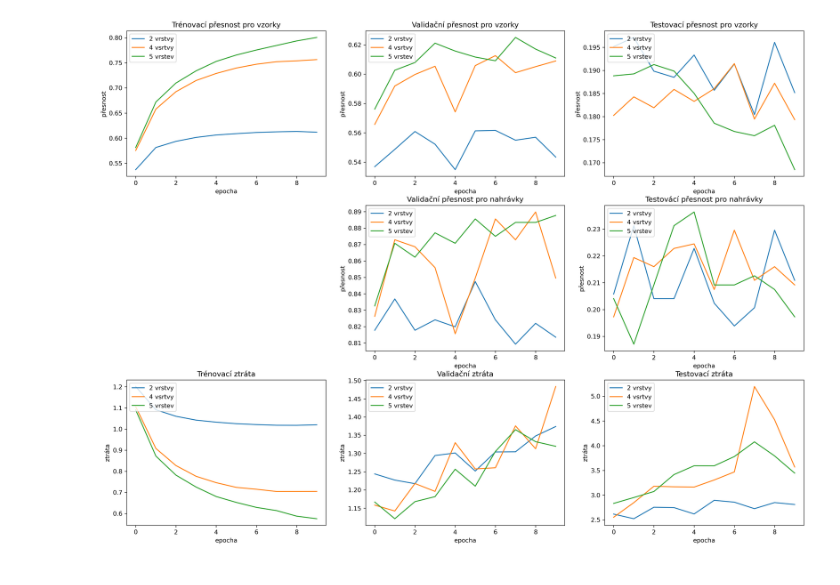
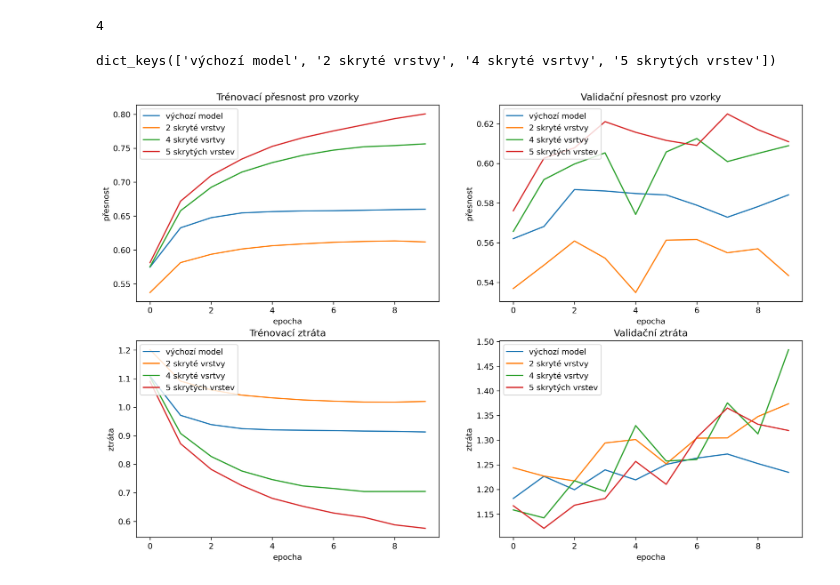
Before and after one commit to tomaspetricek/speech-emotion-recognition, a Jupyter notebook: Bachelor_thesis/graph_preparation.ipynb, the cells around one changed output. Drawn from its saved outputs; the diff is of its cells as text; code cells hidden in the pictures.

```diff
--- a/Bachelor_thesis/graph_preparation.ipynb
+++ b/Bachelor_thesis/graph_preparation.ipynb
@@ -47,84 +68,71 @@ val_record_acc = {}
+# %%
+len(experiments)
+# %% [output]
+4
 # %%
 for name, exp in zip(names, experiments):
     train_frame_acc[name] = list(exp['frame acc train: anglický'])
     val_frame_acc[name] = list(exp['frame acc val: anglický'])
-    test_frame_acc[name] = list(exp['frame acc test: italský'])
-
-    val_record_acc[name] = list(exp['sample acc val: anglický'])
-    test_record_acc[name] = list(exp['sample acc test: italský'])
 
     train_losses[name] = list(exp['losses train: anglický'])
     val_losses[name] = list(exp['losses val: anglický'])
-    test_losses[name] = list(exp["losses test: italský"])
 # %%
 # name = '2 vrstvy'
 # print("val loss ", val_losses[name][-1])
 # print("train loss ", train_losses[name][-1])
 # print("val frame acc ", val_frame_acc[name][-1])
 # print("train frame acc", train_frame_acc[name][-1])
+# %%
+val_losses.keys()
+# %% [output]
+dict_keys(['výchozí model', '2 skryté vrstvy', '4 skryté vsrtvy', '5 skrytých vrstev'])
 # %%
 empty = "#"
 titles = [
     "Trénovací přesnost pro vzorky",
     "Validační přesnost pro vzorky",
-    "Testovací přesnost pro vzorky",
-    empty,
-    "Validační přesnost pro nahrávky",
-    "Testovácí přesnost pro nahrávky",
     "Trénovací ztráta",
     "Validační ztráta",
-    "Testovací ztráta",
-
 ]
 
 y_labels = [
     "přesnost",
     "přesnost",
-    "přesnost",
-    empty,
-    "přesnost",
-    "přesnost",
-    "ztráta",
     "ztráta",
     "ztráta",
 ]
 
 items = [
     train_frame_acc,
     val_frame_acc,
-    test_frame_acc,
-    [],
-    val_record_acc,
-    test_record_acc,
     train_losses,
     val_losses,
-    test_losses,
 ]
 
-n_rows = 3
-n_cols = 3
+n_rows = 2
+n_cols = 2
 dpi = 300
 final_fig , axes = plt.subplots(n_rows, n_cols, dpi=dpi)
-final_fig.set_figheight(15)
-final_fig.set_figwidth(20)
+final_fig.set_figheight(10)
+final_fig.set_figwidth(15)
 
 for row in range(n_rows):
     for col in range(n_cols):
         ax = axes[row][col]
 
         index = row * n_cols + col
         title = titles[index]
 
         if title == empty:
             final_fig.delaxes(axes[row][col])
             continue
 
         item = items[index]
 
         y_label = y_labels[index]
 
         plot(ax, item, title, y_label, "epocha")
 # %% [output]
-[figure, old version]
+[figure, new version]
 # %%
 dirname = "/Users/tomaspetricek/TUL/TUL_2020:21/BP/Speech_Emotion_Recognition/Attachments/"
```
Also changed, not shown: parts of 4 cells of this notebook, 1 other file.
